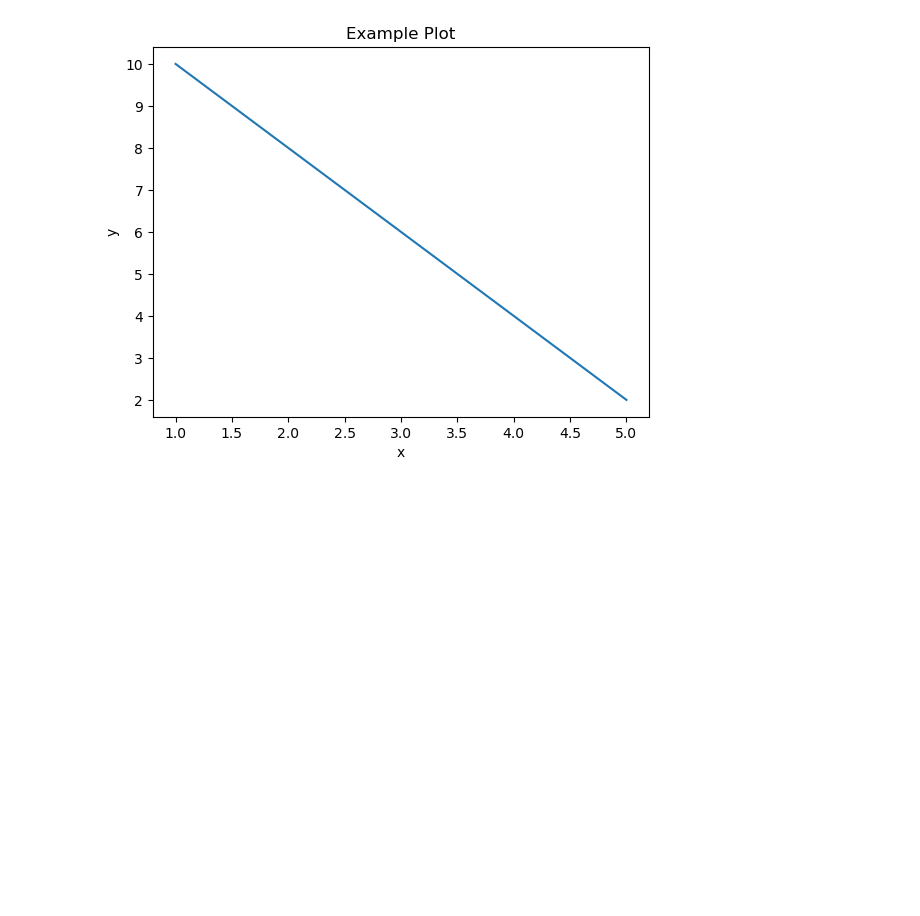
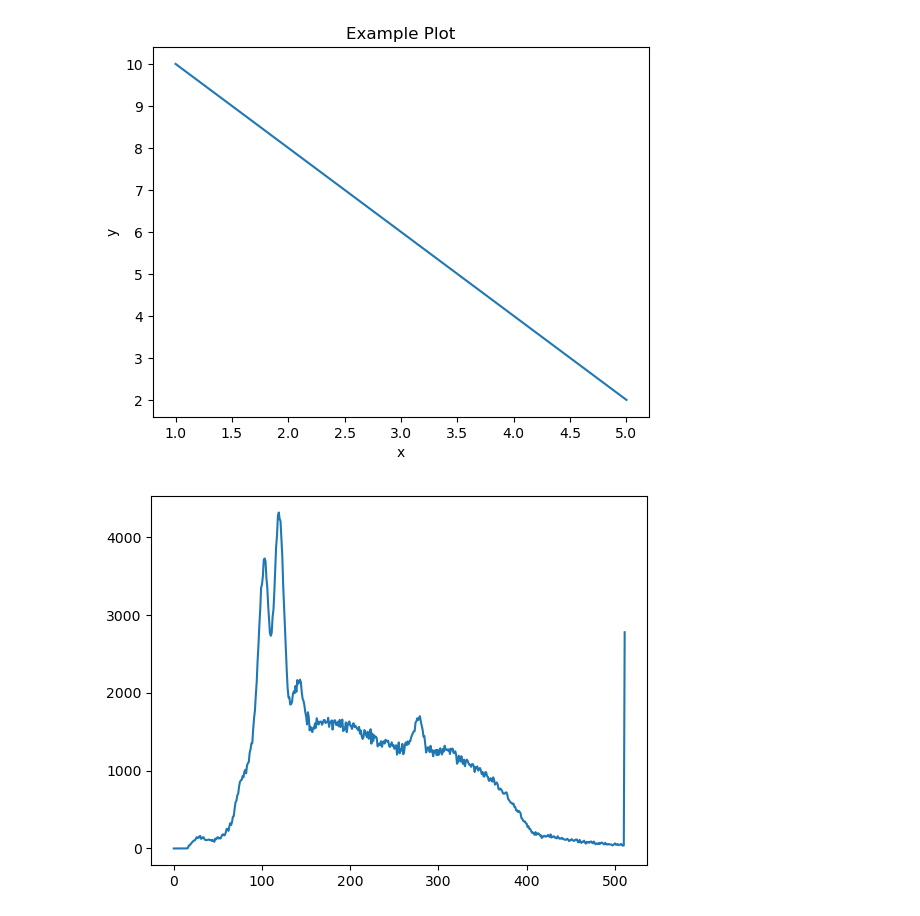
Before and after one commit to declan-healy/XRF, a Jupyter notebook: A2.ipynb, the cells around one changed output. Saved outputs shown, nothing was run; the diff lists cells and outputs as text; code cells hidden in the pictures; blank space fills up the shorter version.

```diff
--- a/A2.ipynb
+++ b/A2.ipynb
@@ -251,2 +331,8 @@ plt.savefig(f"{folder_path}/{file_name}")
 # %% [output]
 [figure]
+# %%
+emission= pd.read_csv("data/emission.txt", skiprows=5, encoding="latin-1", delimiter = "	", header=None, na_filter=True, usecols=[2])
+plt.plot(emission)
+plt.savefig(f"{result_path}/emission.png")
+# %% [output]
+[figure, added]
```
Also changed, not shown: parts of 15 cells of this notebook, 3 other files.
